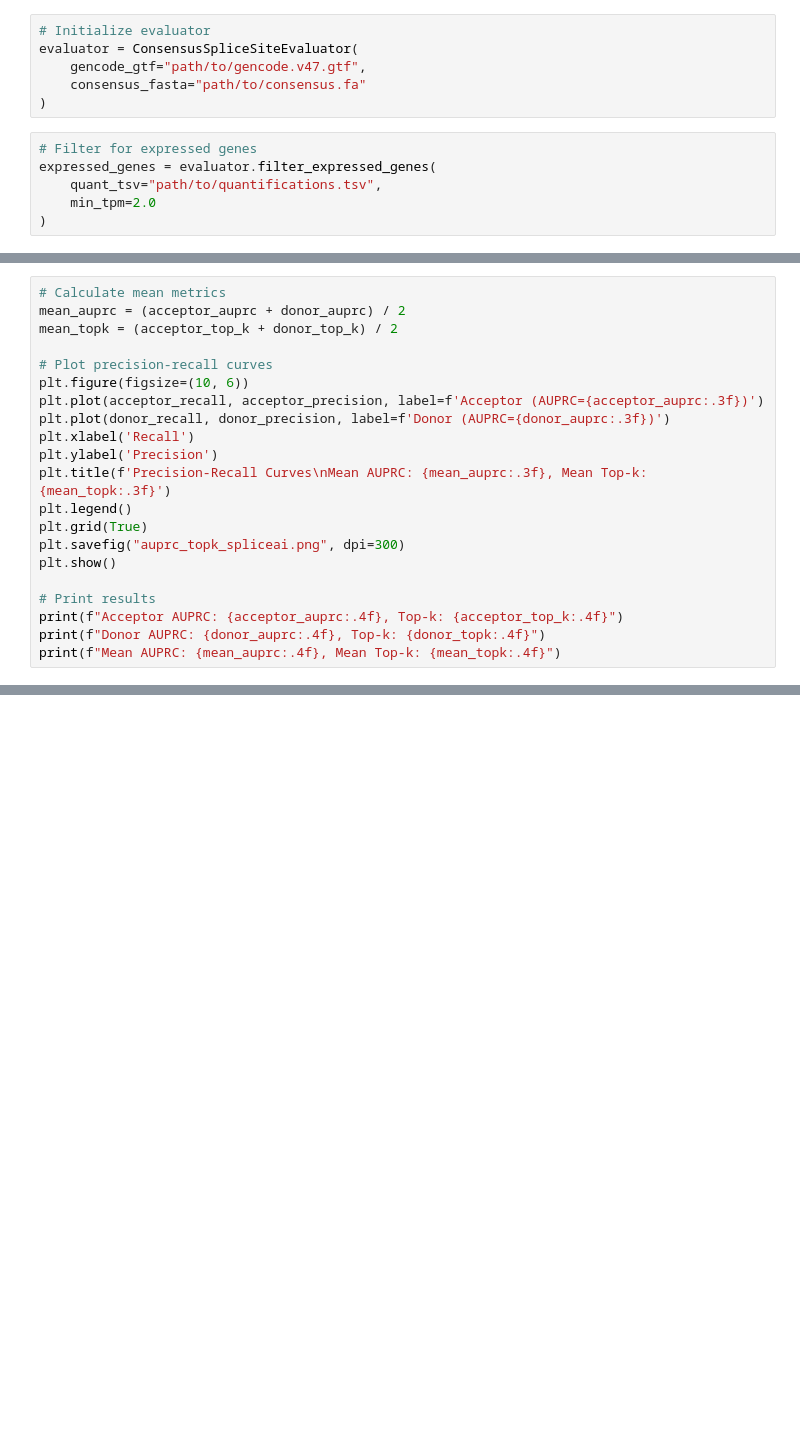
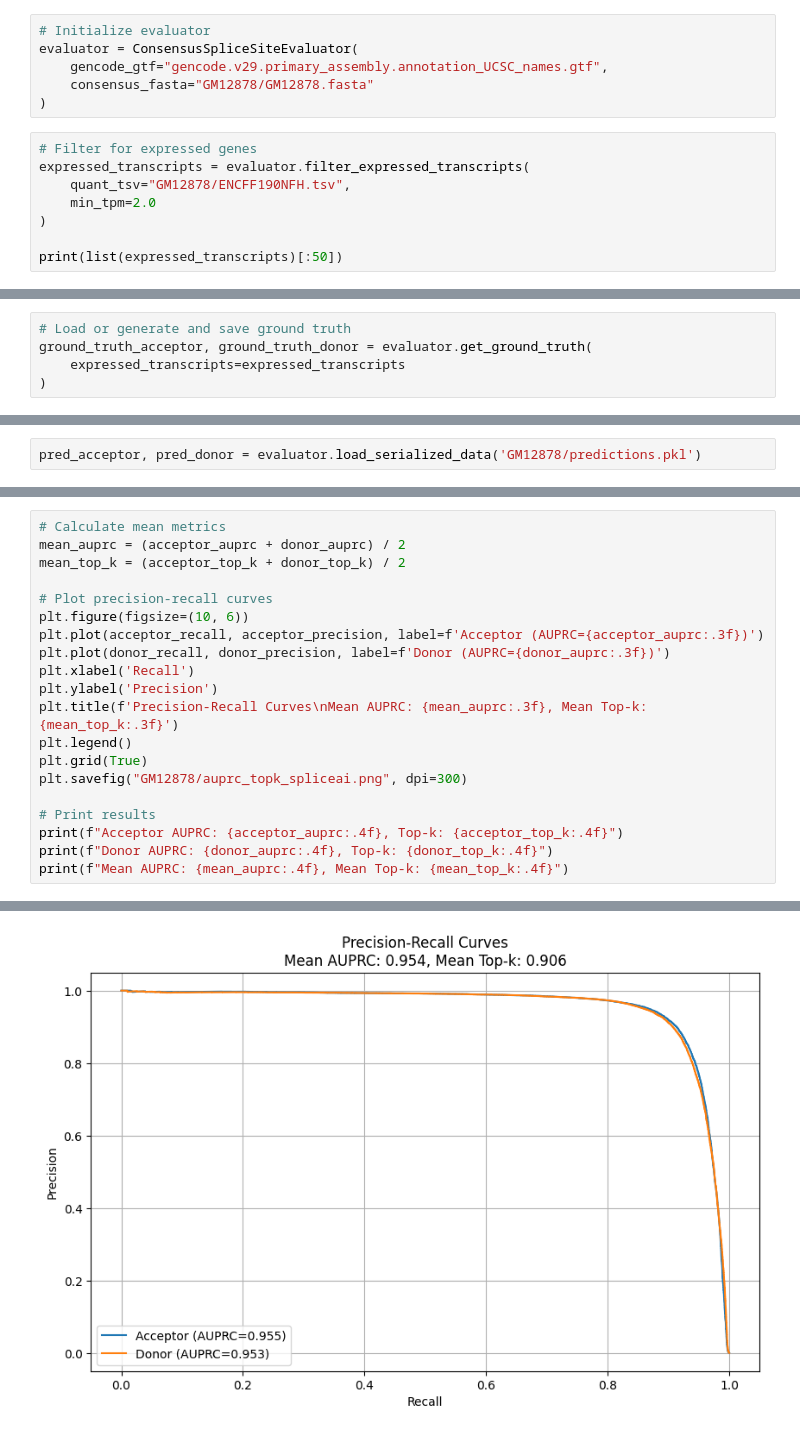
Before and after one commit to christian728504/splice-benchmark, a Jupyter notebook: spliceai/tissue_specific/evalulate.ipynb, the cells around one changed output, grey strips where cells are left out. Saved outputs shown, nothing was run; the diff lists cells and outputs as text; blank space fills up the shorter version.

```diff
--- a/spliceai/tissue_specific/evalulate.ipynb
+++ b/spliceai/tissue_specific/evalulate.ipynb
@@ -12,12 +20,14 @@ from conssensus_evaluator import ConsensusSpliceSiteEvaluator
 # %%
 # Initialize evaluator
 evaluator = ConsensusSpliceSiteEvaluator(
-    gencode_gtf="path/to/gencode.v47.gtf",
-    consensus_fasta="path/to/consensus.fa"
+    gencode_gtf="gencode.v29.primary_assembly.annotation_UCSC_names.gtf",
+    consensus_fasta="GM12878/GM12878.fasta"
 )
 # %%
 # Filter for expressed genes
-expressed_genes = evaluator.filter_expressed_genes(
-    quant_tsv="path/to/quantifications.tsv",
+expressed_transcripts = evaluator.filter_expressed_transcripts(
+    quant_tsv="GM12878/ENCFF190NFH.tsv",
     min_tpm=2.0
 )
+
+print(list(expressed_transcripts)[:50])
@@ -29,0 +39,5 @@ ground_truth_acceptor, ground_truth_donor = evaluator.parse_gencode(
+# %%
+# Load or generate and save ground truth
+ground_truth_acceptor, ground_truth_donor = evaluator.get_ground_truth(
+    expressed_transcripts=expressed_transcripts
+)
@@ -34,0 +51,2 @@ pred_acceptor, pred_donor = evaluator.generate_spliceai_predictions(
+# %%
+pred_acceptor, pred_donor = evaluator.load_serialized_data('GM12878/predictions.pkl')
@@ -45,7 +99,7 @@ donor_precision, donor_recall, donor_auprc, donor_top_k = evaluator.calculate_me
 # %%
 # Calculate mean metrics
 mean_auprc = (acceptor_auprc + donor_auprc) / 2
-mean_topk = (acceptor_top_k + donor_top_k) / 2
+mean_top_k = (acceptor_top_k + donor_top_k) / 2
 
 # Plot precision-recall curves
 plt.figure(figsize=(10, 6))
@@ -53,13 +107,13 @@ plt.plot(acceptor_recall, acceptor_precision, label=f'Acceptor (AUPRC={acceptor_
 plt.plot(donor_recall, donor_precision, label=f'Donor (AUPRC={donor_auprc:.3f})')
 plt.xlabel('Recall')
 plt.ylabel('Precision')
-plt.title(f'Precision-Recall Curves\nMean AUPRC: {mean_auprc:.3f}, Mean Top-k: {mean_topk:.3f}')
+plt.title(f'Precision-Recall Curves\nMean AUPRC: {mean_auprc:.3f}, Mean Top-k: {mean_top_k:.3f}')
 plt.legend()
 plt.grid(True)
-plt.savefig("auprc_topk_spliceai.png", dpi=300)
-plt.show()
+plt.savefig("GM12878/auprc_topk_spliceai.png", dpi=300)
 
 # Print results
 print(f"Acceptor AUPRC: {acceptor_auprc:.4f}, Top-k: {acceptor_top_k:.4f}")
-print(f"Donor AUPRC: {donor_auprc:.4f}, Top-k: {donor_topk:.4f}")
-print(f"Mean AUPRC: {mean_auprc:.4f}, Mean Top-k: {mean_topk:.4f}")
+print(f"Donor AUPRC: {donor_auprc:.4f}, Top-k: {donor_top_k:.4f}")
+print(f"Mean AUPRC: {mean_auprc:.4f}, Mean Top-k: {mean_top_k:.4f}")
+# %% [output]
@@ -65,0 +123 @@ print(f"Mean AUPRC: {mean_auprc:.4f}, Mean Top-k: {mean_topk:.4f}")
+[figure, added]
```
Also changed, not shown: parts of 10 cells of this notebook, 18 other files.
